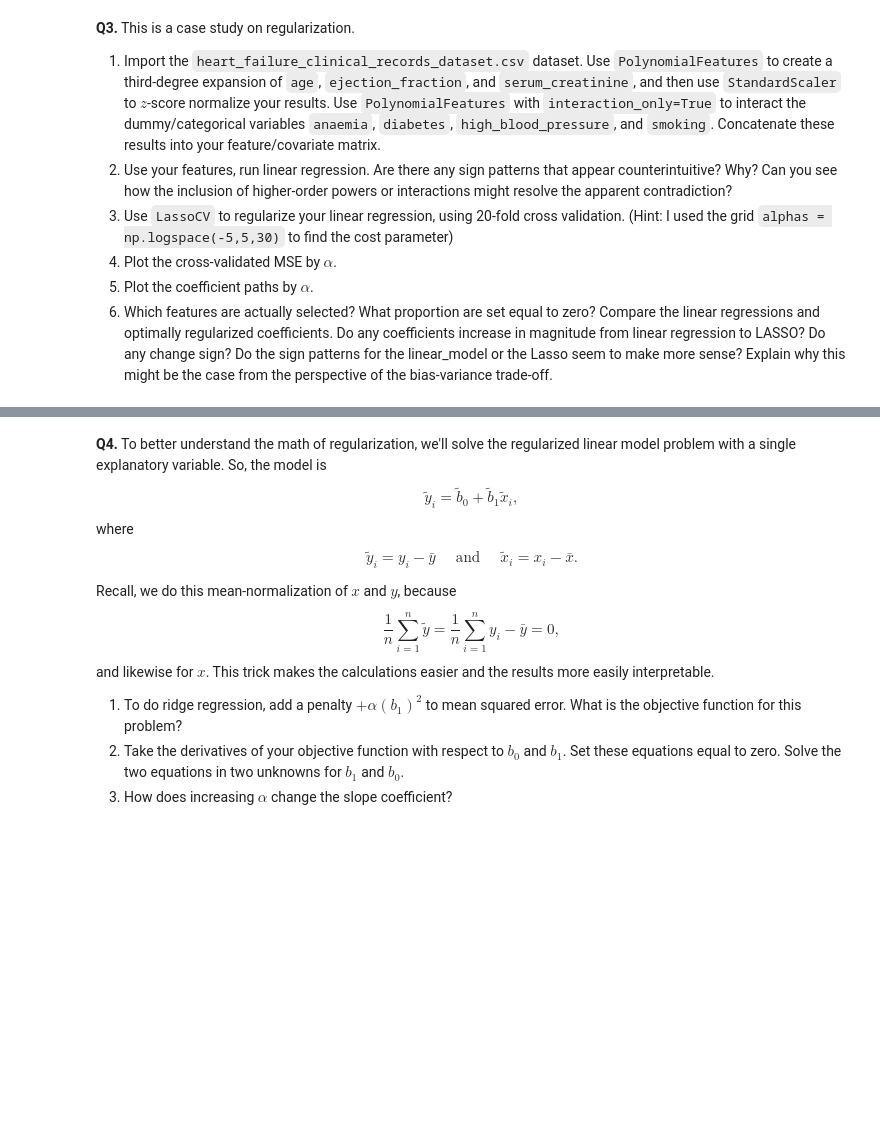
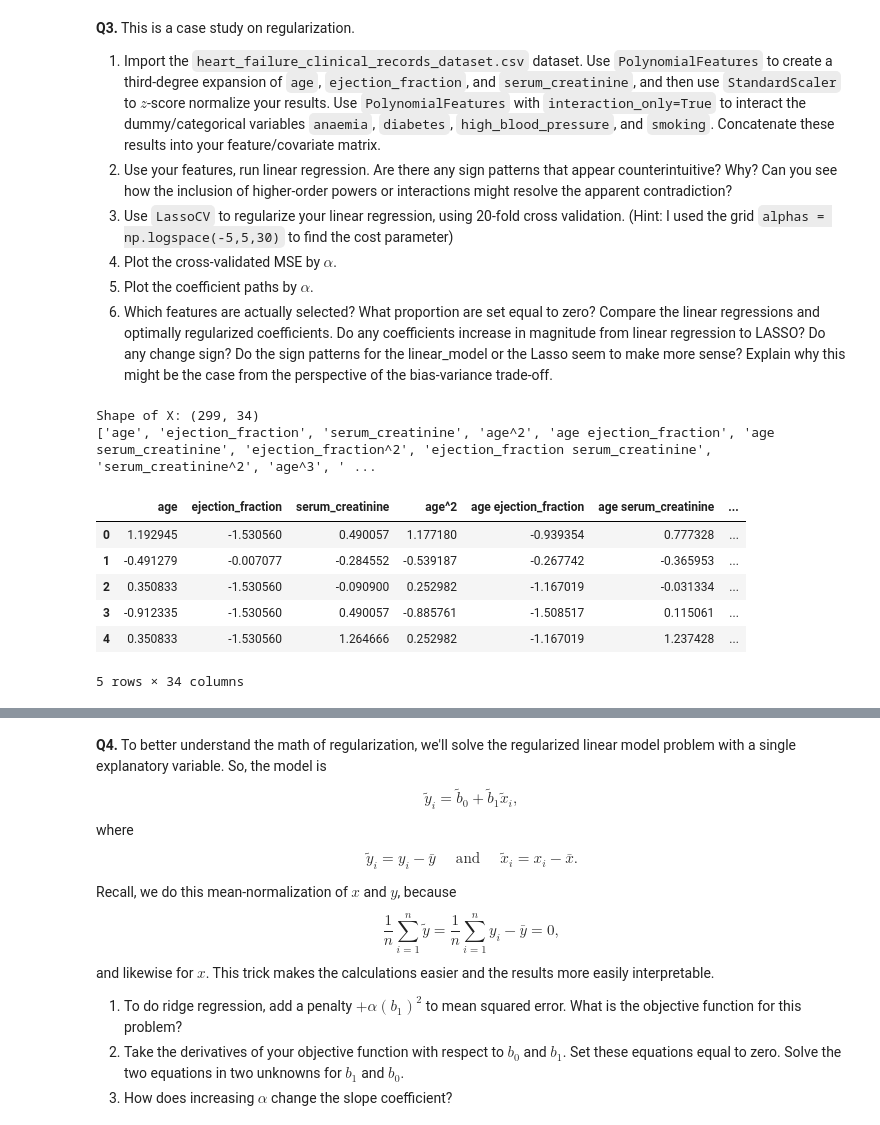
Before and after one commit to joellezamperini/undergrad_ml_assignments, a Jupyter notebook: 04_assignment_regularization.ipynb, the cells around one changed output, grey strips where cells are left out. Cells and saved outputs as stored; diff of their text form; code cells hidden in the pictures; blank space fills up the shorter version.

```diff
--- a/04_assignment_regularization.ipynb
+++ b/04_assignment_regularization.ipynb
@@ -189,3 +189,52 @@ Q7. The LASSO model reduced the magnitude of the coefficients compared to linear
 4. Plot the cross-validated MSE by $\alpha$.
 5. Plot the coefficient paths by $\alpha$.
 6. Which features are actually selected? What proportion are set equal to zero? Compare the linear regressions and optimally regularized coefficients. Do any coefficients increase in magnitude from linear regression to LASSO? Do any change sign? Do the sign patterns for the linear_model or the Lasso seem to make more sense? Explain why this might be the case from the perspective of the bias-variance trade-off.
+# %%
+#Q1
+import pandas as pd
+import numpy as np
+from sklearn.preprocessing import PolynomialFeatures, StandardScaler
+
+heart = pd.read_csv("heart_failure_clinical_records_dataset.csv")
+
+# continuous variables: 3rd-degree polynomial expansion + standardize
+cont_vars = ["age", "ejection_fraction", "serum_creatinine"]
+X_cont = heart[cont_vars]
+
+poly_cont = PolynomialFeatures(degree=3, include_bias=False)
+X_cont_poly = poly_cont.fit_transform(X_cont)
+cont_feature_names = poly_cont.get_feature_names_out(cont_vars)
+
+scaler = StandardScaler()
+X_cont_scaled = scaler.fit_transform(X_cont_poly)
+X_cont_scaled_df = pd.DataFrame(X_cont_scaled, columns=cont_feature_names)
+
+# dummy variables: interactions only
+dummy_vars = ["anaemia", "diabetes", "high_blood_pressure", "smoking"]
+X_dummy = heart[dummy_vars]
+
+poly_dummy = PolynomialFeatures(degree=4, interaction_only=True, include_bias=False)
+X_dummy_interactions = poly_dummy.fit_transform(X_dummy)
+dummy_feature_names = poly_dummy.get_feature_names_out(dummy_vars)
+
+X_dummy_df = pd.DataFrame(X_dummy_interactions, columns=dummy_feature_names)
+
+# combine into final feature matrix
+X = pd.concat([X_cont_scaled_df, X_dummy_df], axis=1)
+
+# target
+y = heart["DEATH_EVENT"]
+
+print("Shape of X:", X.shape)
+print(X.columns.tolist())
+X.head()
+# %% [output]
+Shape of X: (299, 34)
+['age', 'ejection_fraction', 'serum_creatinine', 'age^2', 'age ejection_fraction', 'age serum_creatinine', 'ejection_fraction^2', 'ejection_fraction serum_creatinine', 'serum_creatinine^2', 'age^3', ' ...
+|  | age | ejection_fraction | serum_creatinine | age^2 | age ejection_fraction | age serum_creatinine | ... |
+| 0 | 1.192945 | -1.530560 | 0.490057 | 1.177180 | -0.939354 | 0.777328 | ... |
+| 1 | -0.491279 | -0.007077 | -0.284552 | -0.539187 | -0.267742 | -0.365953 | ... |
+| 2 | 0.350833 | -1.530560 | -0.090900 | 0.252982 | -1.167019 | -0.031334 | ... |
+| 3 | -0.912335 | -1.530560 | 0.490057 | -0.885761 | -1.508517 | 0.115061 | ... |
+| 4 | 0.350833 | -1.530560 | 1.264666 | 0.252982 | -1.167019 | 1.237428 | ... |
+5 rows × 34 columns
```
Also changed, not shown: parts of 6 cells of this notebook.
